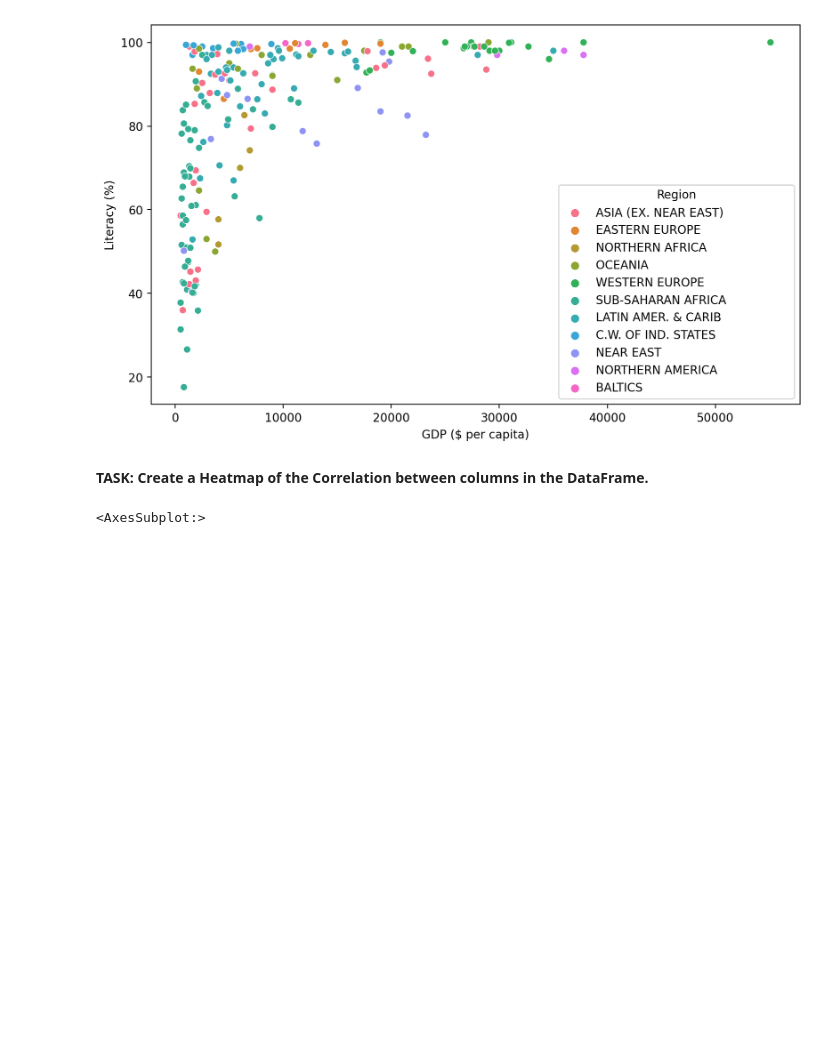
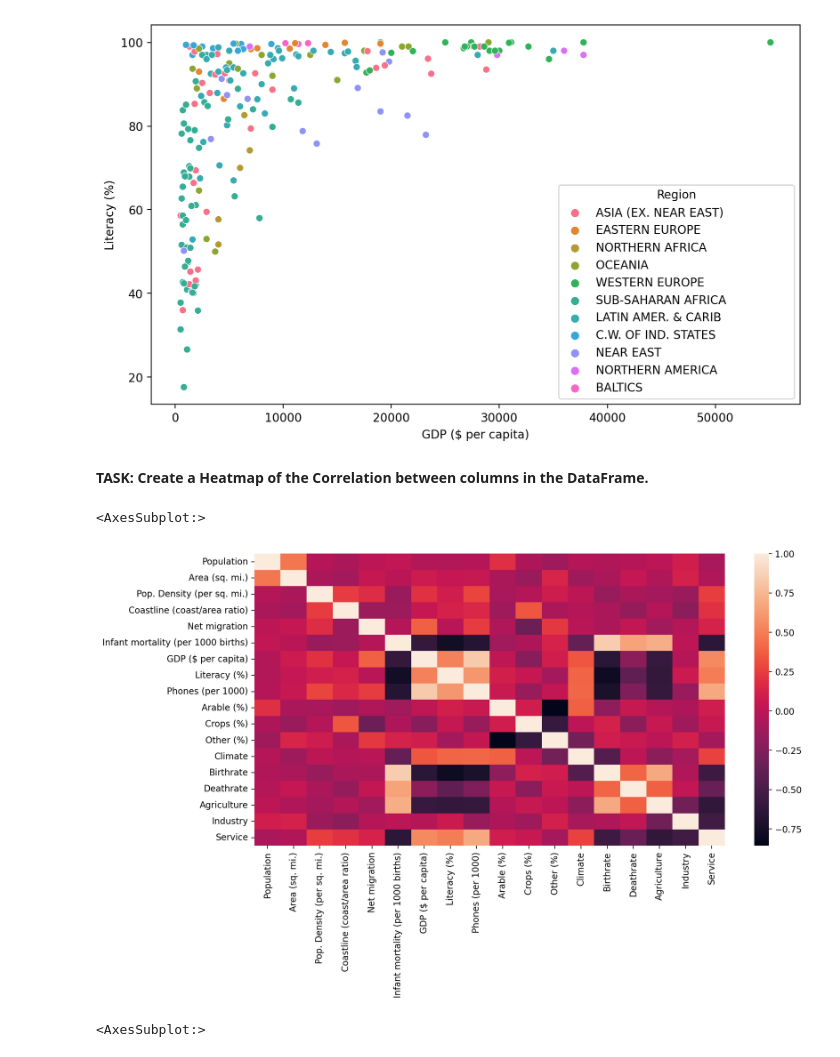
Before and after one commit to NadeemDin/ML-K-Means-Clustering, a Jupyter notebook: Kmeans-Clustering-Project-Exercise.ipynb, the cells around one changed output. Saved outputs shown, nothing was run; the diff lists cells and outputs as text; code cells hidden in the pictures; blank space fills up the shorter version.

```diff
--- a/Kmeans-Clustering-Project-Exercise.ipynb
+++ b/Kmeans-Clustering-Project-Exercise.ipynb
@@ -165,3 +168,9 @@ plt.legend(loc=(1.05,0.5))
+# %%
+plt.figure(figsize=(12,6),dpi=200)
+sns.heatmap(df.corr())
+# %% [output]
+<AxesSubplot:>
+[figure, added]
 # %%
 # %% [output]
 <AxesSubplot:>
```
Also changed, not shown: parts of 5 cells of this notebook.
